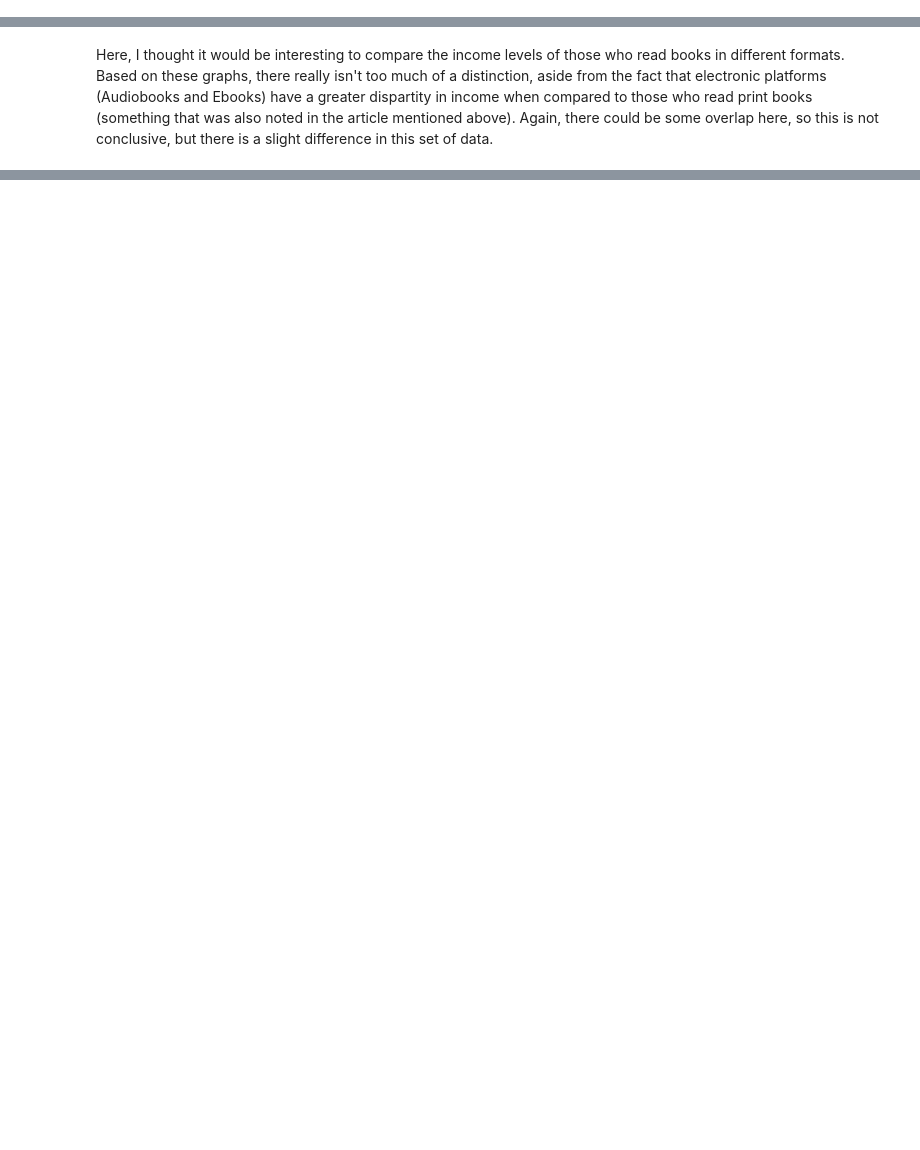
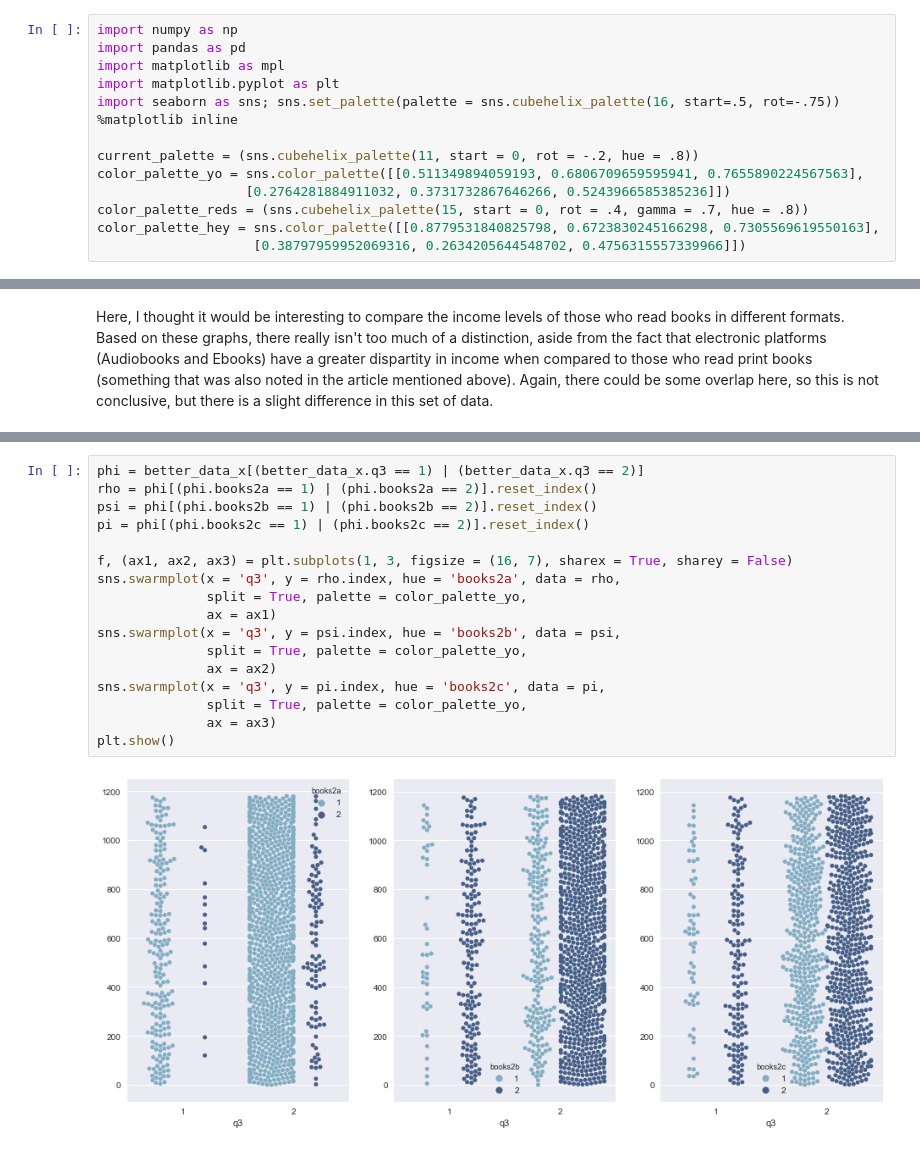
Before and after one commit to Begecky/Pre-Bootcamp-Materials, a Jupyter notebook: Capstone Draft #1.ipynb, the cells around one changed output, grey strips where cells are left out. Cells and saved outputs as stored; diff of their text form; blank space fills up the shorter version.

```diff
--- a/Capstone Draft #1.ipynb
+++ b/Capstone Draft #1.ipynb
@@ -12,3 +1,17 @@ sns.palplot(sns.color_palette("PuBuGn", n_colors=20))
+# %%
+import numpy as np
+import pandas as pd
+import matplotlib as mpl
+import matplotlib.pyplot as plt
+import seaborn as sns; sns.set_palette(palette = sns.cubehelix_palette(16, start=.5, rot=-.75))
+%matplotlib inline
+
+current_palette = (sns.cubehelix_palette(11, start = 0, rot = -.2, hue = .8))
+color_palette_yo = sns.color_palette([[0.511349894059193, 0.6806709659595941, 0.7655890224567563],
+                   [0.2764281884911032, 0.3731732867646266, 0.5243966585385236]])
+color_palette_reds = (sns.cubehelix_palette(15, start = 0, rot = .4, gamma = .7, hue = .8))
+color_palette_hey = sns.color_palette([[0.8779531840825798, 0.6723830245166298, 0.7305569619550163],
+                    [0.38797959952069316, 0.2634205644548702, 0.4756315557339966]])
 # %% [markdown]
 This data set is from the Pew Research Center and shows the results of a _[survey](http://www.pewinternet.org/dataset/march-2016-libraries/)_ regarding Internet use, Library use and reading habits of the respondents.
 
@@ -112,0 +176,19 @@ Here, I thought it would be interesting to compare the income levels of those wh
+# %%
+phi = better_data_x[(better_data_x.q3 == 1) | (better_data_x.q3 == 2)]
+rho = phi[(phi.books2a == 1) | (phi.books2a == 2)].reset_index()
+psi = phi[(phi.books2b == 1) | (phi.books2b == 2)].reset_index()
+pi = phi[(phi.books2c == 1) | (phi.books2c == 2)].reset_index()
+
+f, (ax1, ax2, ax3) = plt.subplots(1, 3, figsize = (16, 7), sharex = True, sharey = False)
+sns.swarmplot(x = 'q3', y = rho.index, hue = 'books2a', data = rho,
+              split = True, palette = color_palette_yo,
+              ax = ax1)
+sns.swarmplot(x = 'q3', y = psi.index, hue = 'books2b', data = psi,
+              split = True, palette = color_palette_yo,
+              ax = ax2)
+sns.swarmplot(x = 'q3', y = pi.index, hue = 'books2c', data = pi,
+              split = True, palette = color_palette_yo,
+              ax = ax3)
+plt.show()
+# %% [output]
+[figure, added]
```
Also changed, not shown: parts of 18 cells of this notebook.
